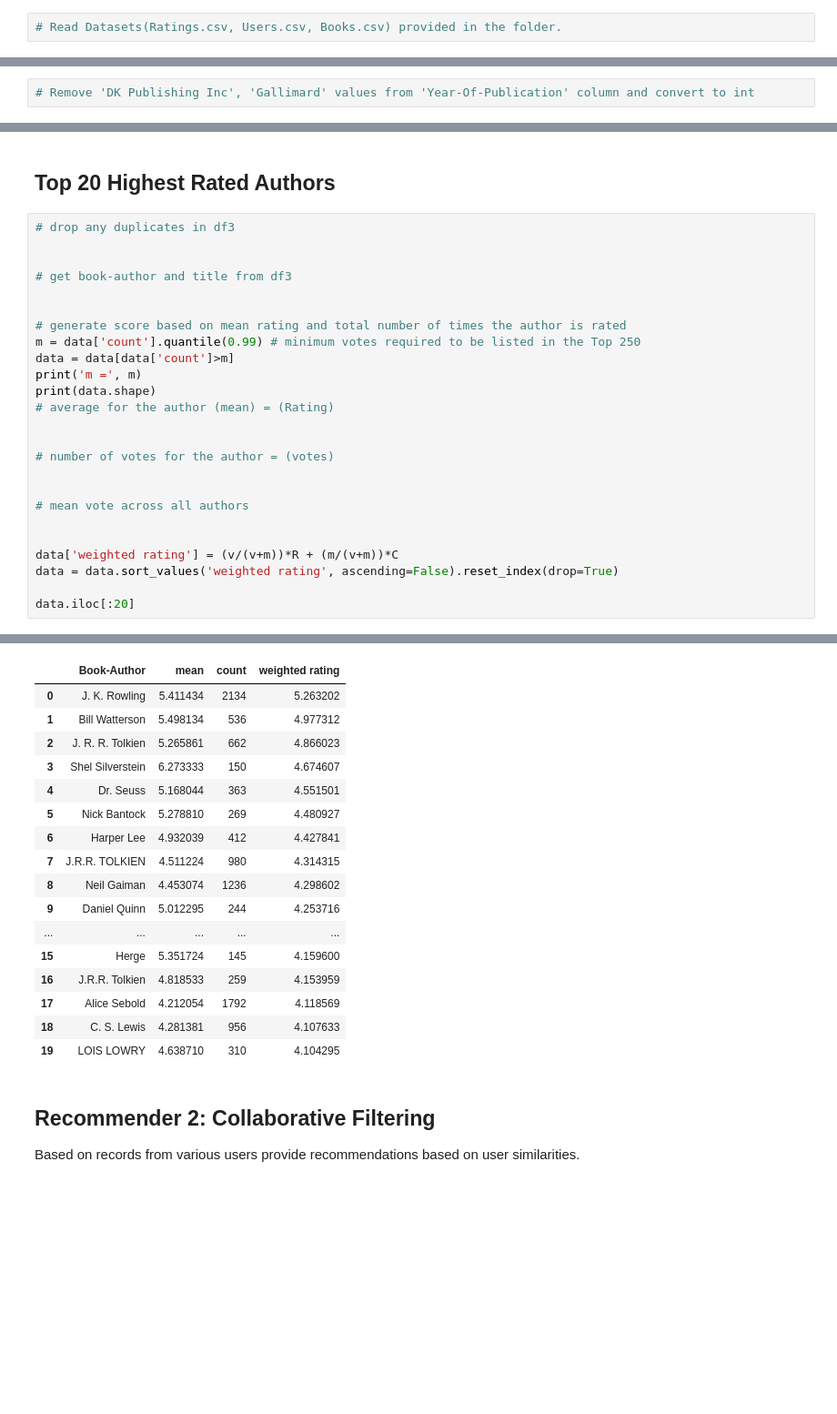
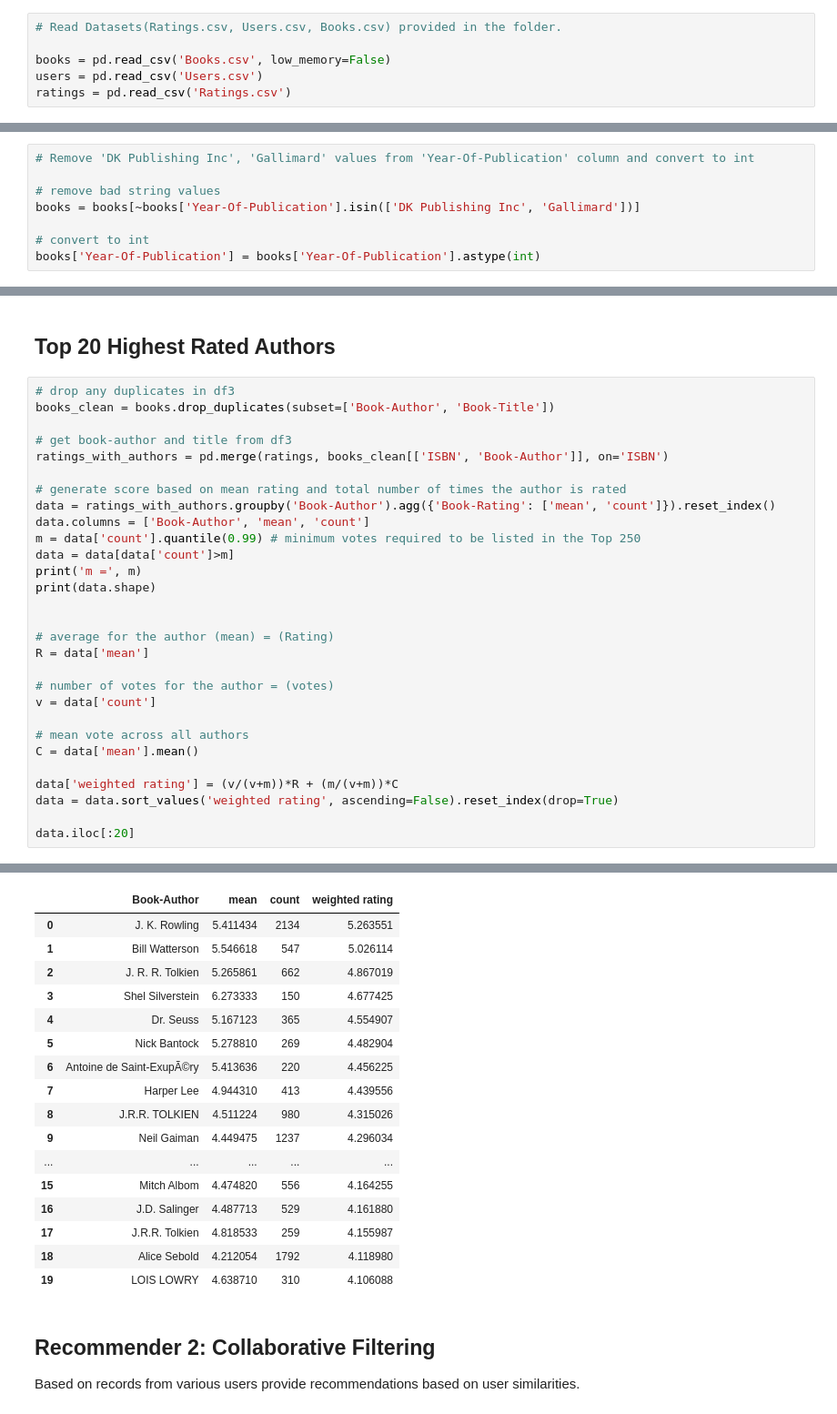
Before and after one commit to ryannemilligan/Unsupervised-Learning-Book-Recommentation, a Jupyter notebook: Book_Recommendation_UL_Ryanne_Milligan.ipynb, the cells around one changed output, grey strips where cells are left out. Shown: that part at 91% size. Saved outputs shown, nothing was run; the diff lists cells and outputs as text; blank space fills up the shorter version.

```diff
--- a/Book_Recommendation_UL_Ryanne_Milligan.ipynb
+++ b/Book_Recommendation_UL_Ryanne_Milligan.ipynb
@@ -96,6 +98,10 @@ init_notebook_mode(connected=True)
 # Loading Datasets
 # %%
 # Read Datasets(Ratings.csv, Users.csv, Books.csv) provided in the folder.
+
+books = pd.read_csv('Books.csv', low_memory=False)
+users = pd.read_csv('Users.csv')
+ratings = pd.read_csv('Ratings.csv')
 # %% [markdown]
 # Data Exploration
 
@@ -146,3 +157,9 @@ dtypes: object(8)
 memory usage: 16.6+ MB
 # %%
 # Remove 'DK Publishing Inc', 'Gallimard' values from 'Year-Of-Publication' column and convert to int
+
+# remove bad string values
+books = books[~books['Year-Of-Publication'].isin(['DK Publishing Inc', 'Gallimard'])]
+
+# convert to int
+books['Year-Of-Publication'] = books['Year-Of-Publication'].astype(int)
@@ -238,24 +264,28 @@ m = 36.0
 ## Top 20 Highest Rated Authors
 # %%
 # drop any duplicates in df3
-
+books_clean = books.drop_duplicates(subset=['Book-Author', 'Book-Title'])
 
 # get book-author and title from df3
-
+ratings_with_authors = pd.merge(ratings, books_clean[['ISBN', 'Book-Author']], on='ISBN')
 
 # generate score based on mean rating and total number of times the author is rated
+data = ratings_with_authors.groupby('Book-Author').agg({'Book-Rating': ['mean', 'count']}).reset_index()
+data.columns = ['Book-Author', 'mean', 'count']
 m = data['count'].quantile(0.99) # minimum votes required to be listed in the Top 250
 data = data[data['count']>m]
 print('m =', m)
 print(data.shape)
-# average for the author (mean) = (Rating)
 
 
+# average for the author (mean) = (Rating)
+R = data['mean']
+
 # number of votes for the author = (votes)
-
+v = data['count']
 
 # mean vote across all authors
-
+C = data['mean'].mean()
 
 data['weighted rating'] = (v/(v+m))*R + (m/(v+m))*C
 data = data.sort_values('weighted rating', ascending=False).reset_index(drop=True)
@@ -267,20 +297,20 @@ m = 130.0
 |  | Book-Author | mean | count | weighted rating |
-| 0 | J. K. Rowling | 5.411434 | 2134 | 5.263202 |
-| 1 | Bill Watterson | 5.498134 | 536 | 4.977312 |
-| 2 | J. R. R. Tolkien | 5.265861 | 662 | 4.866023 |
-| 3 | Shel Silverstein | 6.273333 | 150 | 4.674607 |
-| 4 | Dr. Seuss | 5.168044 | 363 | 4.551501 |
-| 5 | Nick Bantock | 5.278810 | 269 | 4.480927 |
-| 6 | Harper Lee | 4.932039 | 412 | 4.427841 |
-| 7 | J.R.R. TOLKIEN | 4.511224 | 980 | 4.314315 |
-| 8 | Neil Gaiman | 4.453074 | 1236 | 4.298602 |
-| 9 | Daniel Quinn | 5.012295 | 244 | 4.253716 |
+| 0 | J. K. Rowling | 5.411434 | 2134 | 5.263551 |
+| 1 | Bill Watterson | 5.546618 | 547 | 5.026114 |
+| 2 | J. R. R. Tolkien | 5.265861 | 662 | 4.867019 |
+| 3 | Shel Silverstein | 6.273333 | 150 | 4.677425 |
+| 4 | Dr. Seuss | 5.167123 | 365 | 4.554907 |
+| 5 | Nick Bantock | 5.278810 | 269 | 4.482904 |
+| 6 | Antoine de Saint-ExupÃ©ry | 5.413636 | 220 | 4.456225 |
+| 7 | Harper Lee | 4.944310 | 413 | 4.439556 |
+| 8 | J.R.R. TOLKIEN | 4.511224 | 980 | 4.315026 |
+| 9 | Neil Gaiman | 4.449475 | 1237 | 4.296034 |
 | ... | ... | ... | ... | ... |
-| 15 | Herge | 5.351724 | 145 | 4.159600 |
-| 16 | J.R.R. Tolkien | 4.818533 | 259 | 4.153959 |
-| 17 | Alice Sebold | 4.212054 | 1792 | 4.118569 |
-| 18 | C. S. Lewis | 4.281381 | 956 | 4.107633 |
-| 19 | LOIS LOWRY | 4.638710 | 310 | 4.104295 |
+| 15 | Mitch Albom | 4.474820 | 556 | 4.164255 |
+| 16 | J.D. Salinger | 4.487713 | 529 | 4.161880 |
+| 17 | J.R.R. Tolkien | 4.818533 | 259 | 4.155987 |
+| 18 | Alice Sebold | 4.212054 | 1792 | 4.118980 |
+| 19 | LOIS LOWRY | 4.638710 | 310 | 4.106088 |
 # %% [markdown]
 ## Recommender 2: Collaborative Filtering
 
```
Also changed, not shown: parts of 22 cells of this notebook.
